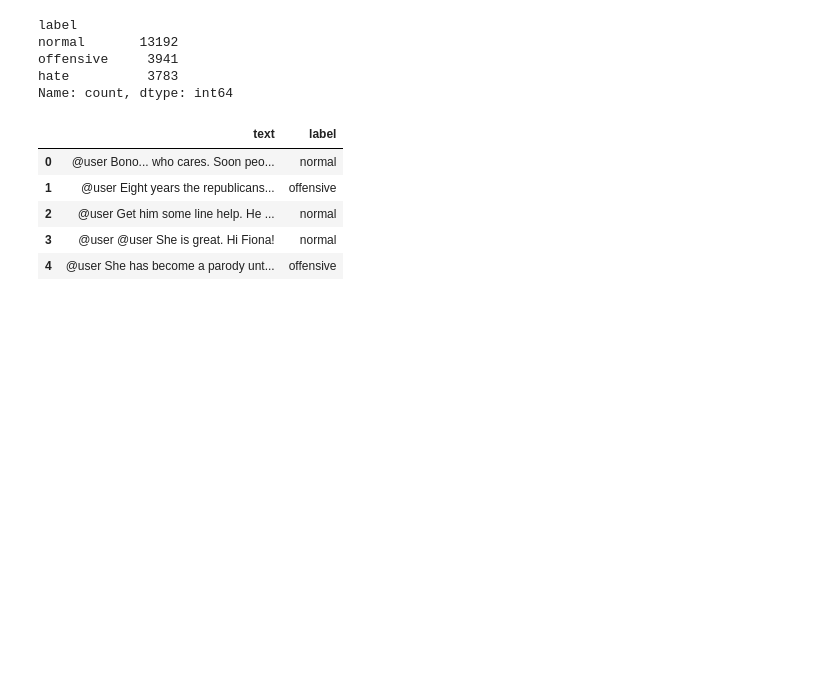
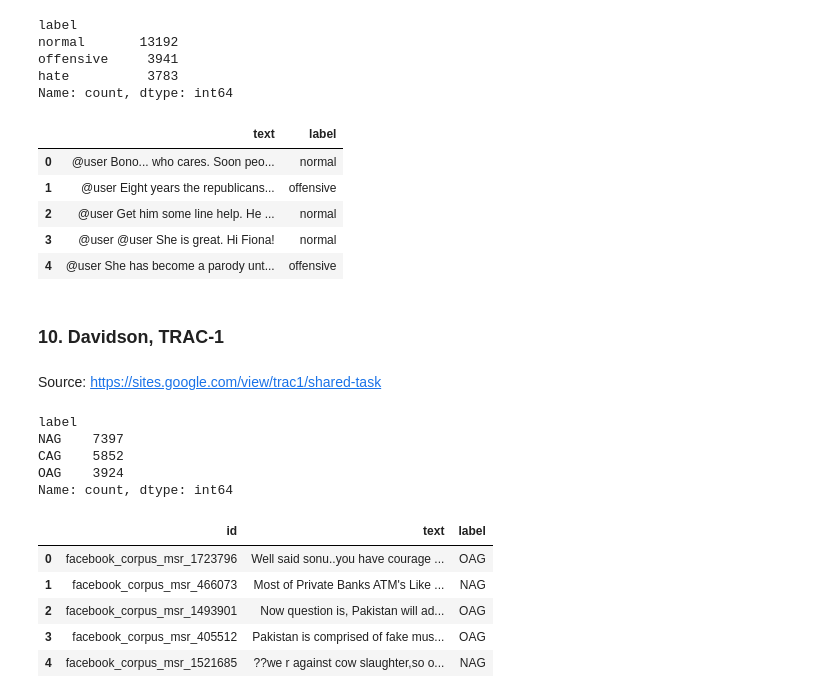
Before and after one commit to AbdulManaf12/Hate-Speech-Detection, a Jupyter notebook: Dataset Statistics/dataset_overview.ipynb, the cells around one changed output. Cells and saved outputs as stored; diff of their text form; code cells hidden in the pictures; blank space fills up the shorter version.

Commit message:
new dataset added

```diff
--- a/Dataset Statistics/dataset_overview.ipynb
+++ b/Dataset Statistics/dataset_overview.ipynb
@@ -311,3 +311,36 @@ df9.head()
 | 2 | @user Get him some line help. He ... | normal |
 | 3 | @user @user She is great. Hi Fiona! | normal |
 | 4 | @user She has become a parody unt... | offensive |
+# %% [markdown]
+### 10. Davidson, TRAC-1
+# %% [markdown]
+Source: https://sites.google.com/view/trac1/shared-task
+# %%
+import pandas as pd
+import os
+
+dir = r'G:\My Drive\Hate Speech_Multilingual\datasets\TRAC-1'
+temp = []
+for i in os.listdir(dir):
+    df = pd.read_csv(f"{dir}/{i}", header=None)
+    temp.append(df)
+
+df10 = pd.concat([temp[0], temp[1], temp[2], temp[3], temp[4], temp[5]], ignore_index=True)
+df10.columns = ['id', 'text', 'label']
+# %%
+df10['label'].value_counts()
+# %% [output]
+label
+NAG    7397
+CAG    5852
+OAG    3924
+Name: count, dtype: int64
+# %%
+df10.head()
+# %% [output]
+|  | id | text | label |
+| 0 | facebook_corpus_msr_1723796 | Well said sonu..you have courage ... | OAG |
+| 1 | facebook_corpus_msr_466073 | Most of Private Banks ATM's Like ... | NAG |
+| 2 | facebook_corpus_msr_1493901 | Now question is, Pakistan will ad... | OAG |
+| 3 | facebook_corpus_msr_405512 | Pakistan is comprised of fake mus... | OAG |
+| 4 | facebook_corpus_msr_1521685 | ??we r against cow slaughter,so o... | NAG |
```
